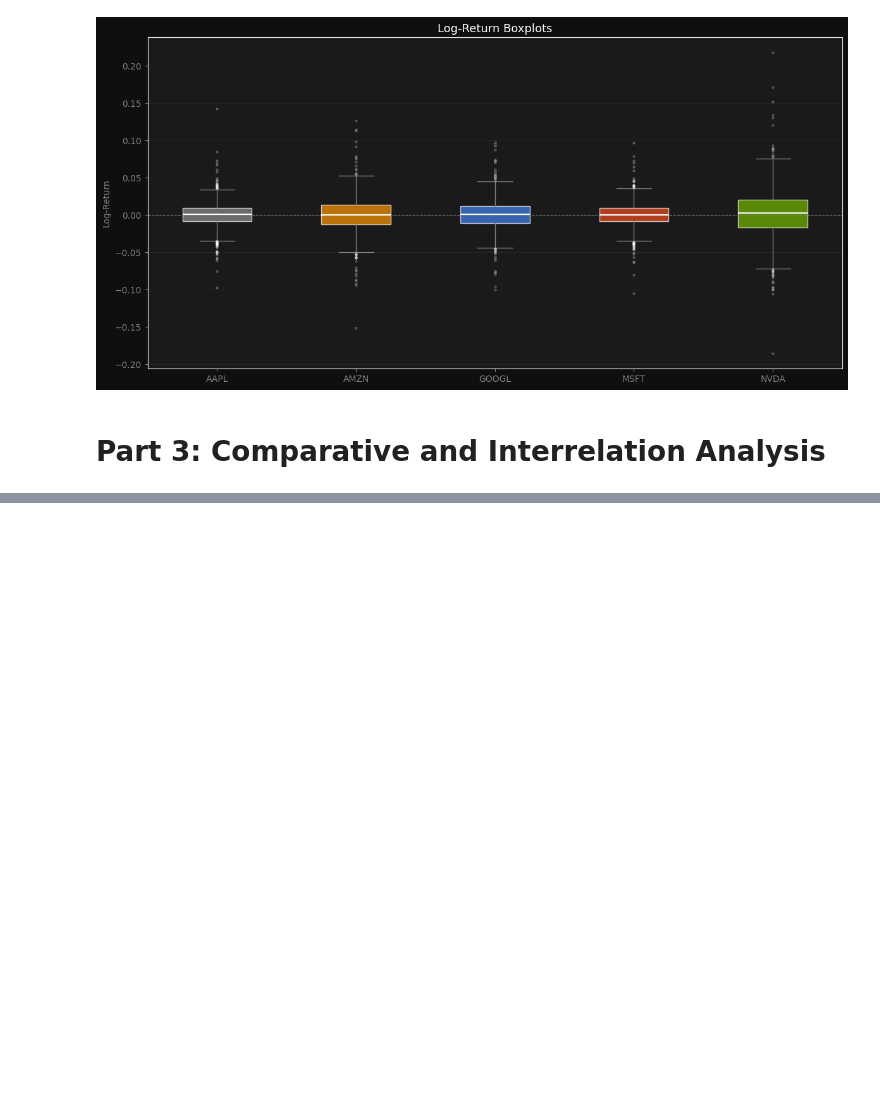
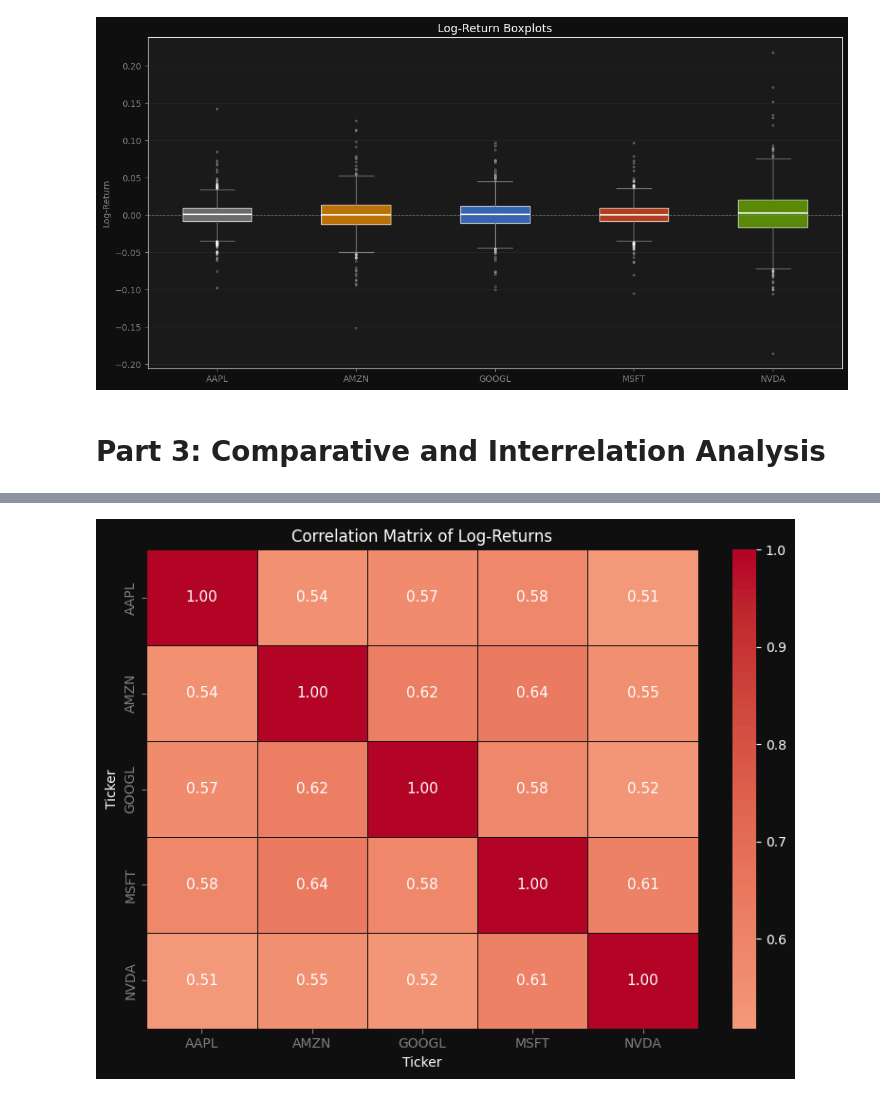
Before and after one commit to RobertArustamyan/QFProject1, a Jupyter notebook: main.ipynb, the cells around one changed output, grey strips where cells are left out. Drawn from its saved outputs; the diff is of its cells as text; code cells hidden in the pictures; blank space fills up the shorter version.

```diff
--- a/main.ipynb
+++ b/main.ipynb
@@ -211,3 +213,6 @@ plt.show()
 [figure]
 # %% [markdown]
 # Part 3: Comparative and Interrelation Analysis
+# %%
+corr_matrix = log_daily_returns.corr()
+corr_matrix
@@ -213,0 +227,19 @@ plt.show()
+# %%
+# Figure 1: heatmap
+
+fig, ax = plt.subplots(figsize=(8, 6))
+fig.patch.set_facecolor("#0F0F0F")
+ax.set_facecolor("#1A1A1A")
+
+sns.heatmap(corr_matrix, annot=True, fmt=".2f", cmap="coolwarm", center=0, linewidths=0.5, linecolor="#0F0F0F", annot_kws={"size": 11, "color": "white"}, ax=ax)
+
+ax.set_title("Correlation Matrix of Log-Returns", color="white")
+ax.tick_params(colors="gray")
+plt.setp(ax.get_xticklabels(), color="gray")
+plt.setp(ax.get_yticklabels(), color="gray")
+
+plt.tight_layout()
+plt.savefig("plots/heatmap.png", facecolor=fig.get_facecolor())
+plt.show()
+# %% [output]
+[figure, added]
```
Also changed, not shown: parts of 3 cells of this notebook, 3 other files.
